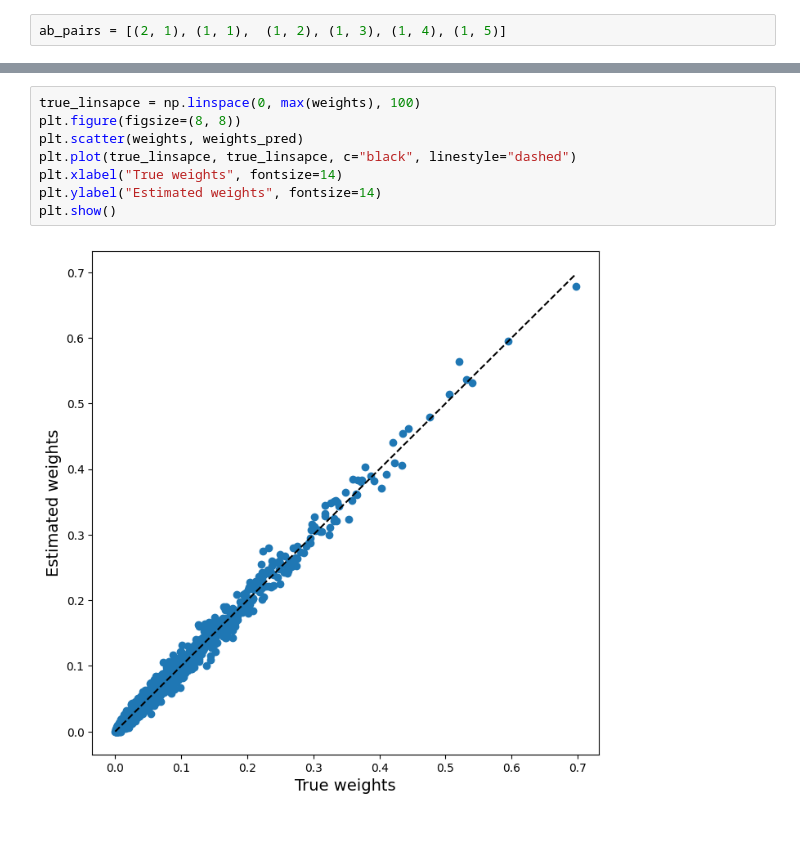
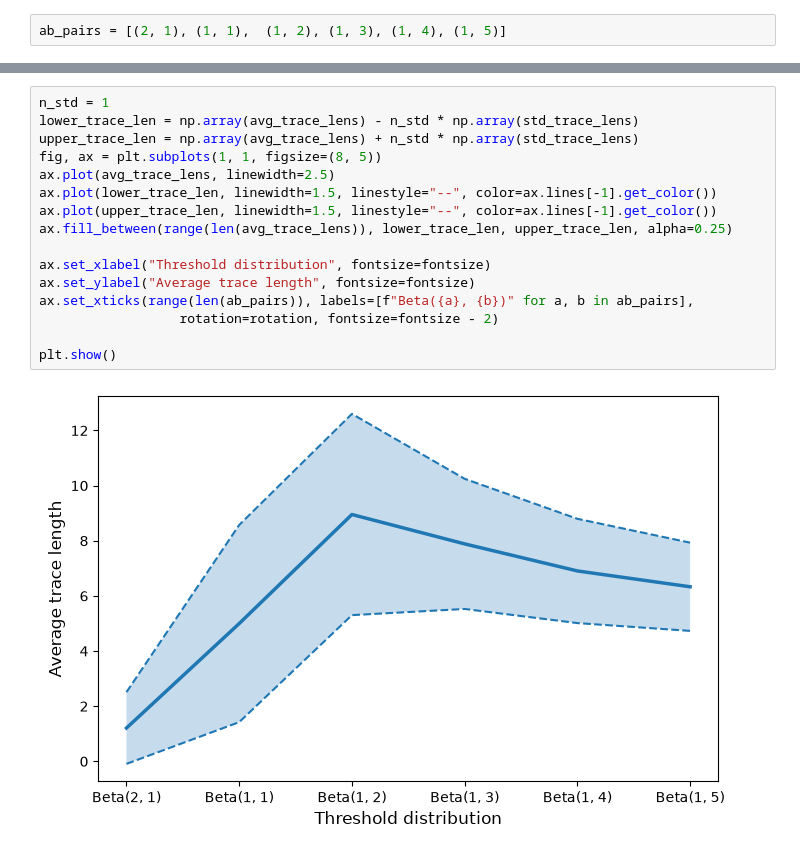
Before and after one commit to AlexanderKagan/gltm_experiments, a Jupyter notebook: additional_experiments/node_sample_size_experiment.ipynb, the cells around one changed output, grey strips where cells are left out. Saved outputs shown, nothing was run; the diff lists cells and outputs as text.

```diff
--- a/additional_experiments/node_sample_size_experiment.ipynb
+++ b/additional_experiments/node_sample_size_experiment.ipynb
@@ -363,10 +154,18 @@ Wall time: 7.87 s
-# %%
-true_linsapce = np.linspace(0, max(weights), 100)
-plt.figure(figsize=(8, 8))
-plt.scatter(weights, weights_pred)
-plt.plot(true_linsapce, true_linsapce, c="black", linestyle="dashed")
-plt.xlabel("True weights", fontsize=14)
-plt.ylabel("Estimated weights", fontsize=14)
-plt.show()
-# %% [output]
-[figure, removed]
+# %%
+n_std = 1
+lower_trace_len = np.array(avg_trace_lens) - n_std * np.array(std_trace_lens)
+upper_trace_len = np.array(avg_trace_lens) + n_std * np.array(std_trace_lens)
+fig, ax = plt.subplots(1, 1, figsize=(8, 5))
+ax.plot(avg_trace_lens, linewidth=2.5)
+ax.plot(lower_trace_len, linewidth=1.5, linestyle="--", color=ax.lines[-1].get_color())
+ax.plot(upper_trace_len, linewidth=1.5, linestyle="--", color=ax.lines[-1].get_color())
+ax.fill_between(range(len(avg_trace_lens)), lower_trace_len, upper_trace_len, alpha=0.25)
+
+ax.set_xlabel("Threshold distribution", fontsize=fontsize)
+ax.set_ylabel("Average trace length", fontsize=fontsize)
+ax.set_xticks(range(len(ab_pairs)), labels=[f"Beta({a}, {b})" for a, b in ab_pairs],
+                  rotation=rotation, fontsize=fontsize - 2)
+
+plt.show()
+# %% [output]
+[figure, added]
```
Also changed, not shown: parts of 9 cells of this notebook, 4 other files.
